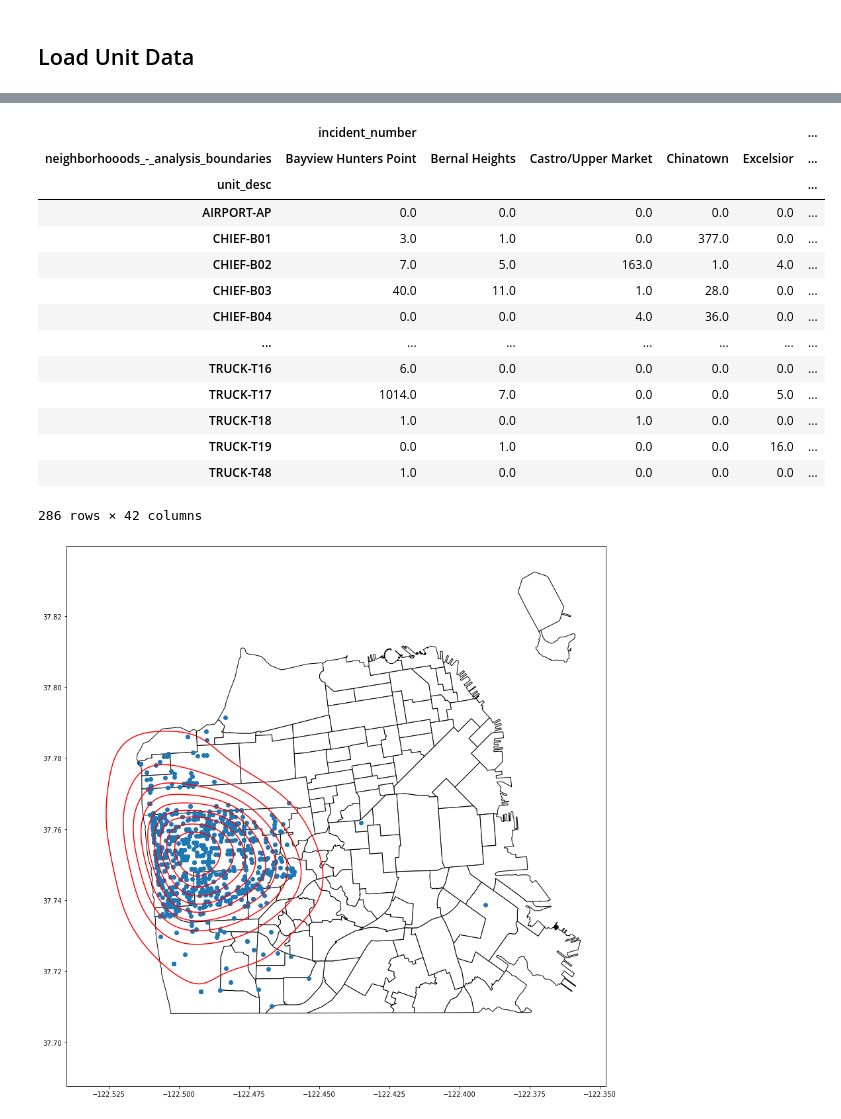
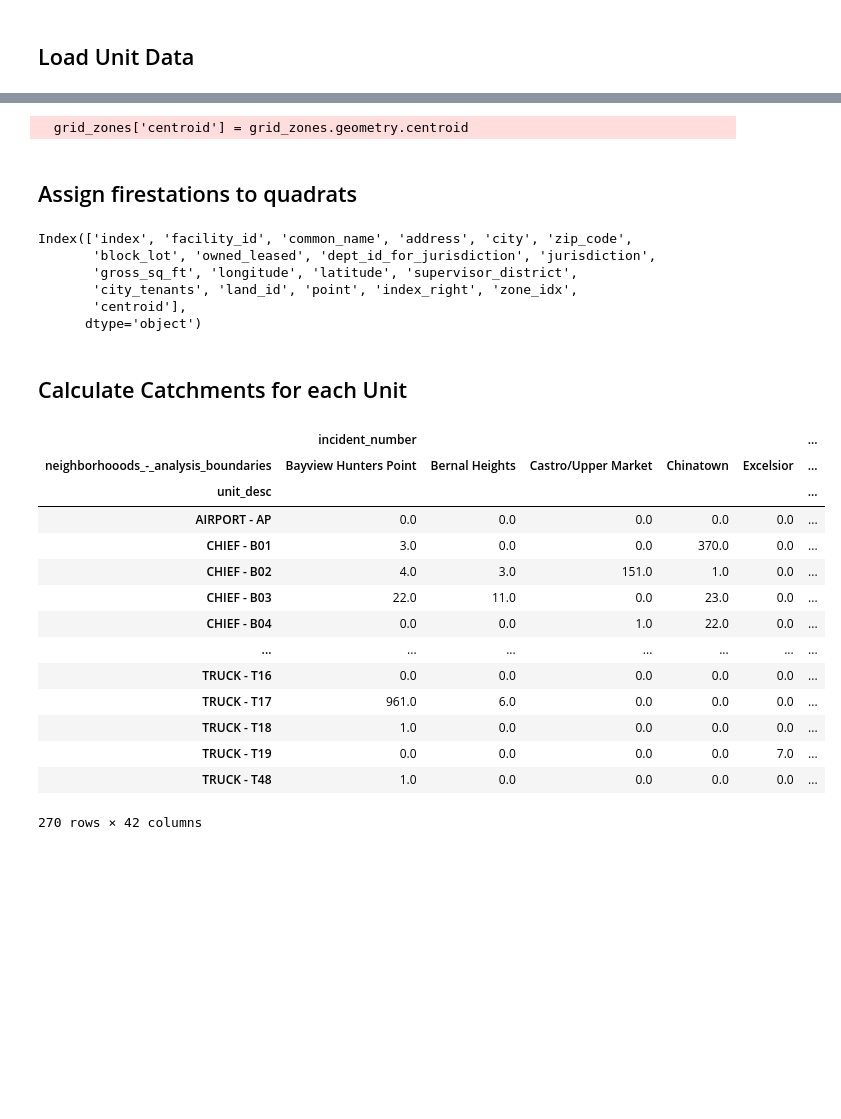
Before and after one commit to mjgood4/firstrespondersites, a Jupyter notebook: research/eda/manderson334/notebooks/Unit Responses.ipynb, the cells around one changed output, grey strips where cells are left out. Saved outputs shown, nothing was run; the diff lists cells and outputs as text; code cells hidden in the pictures; blank space fills up the shorter version.

```diff
--- a/research/eda/manderson334/notebooks/Unit Responses.ipynb
+++ b/research/eda/manderson334/notebooks/Unit Responses.ipynb
@@ -10,9 +10,10 @@ import sqlite3
 ## Load Unit Data
 # %%
 data_dir_prefix = '../../../../data/'
+database_path = data_dir_prefix + 'fire_data_v2.db'
 # %%
 # query the unit response data for 2019
-with sqlite3.connect(data_dir_prefix+'fire_data_v1.db') as db_conn:
+with sqlite3.connect(database_path) as db_conn:
     q = """
     SELECT
         call_number, incident_number, call_type, call_type_group,
@@ -20,10 +21,14 @@ with sqlite3.connect(data_dir_prefix+'fire_data_v1.db') as db_conn:
         call_date, received_dttm, dispatch_dttm, on_scene_dttm,
         `neighborhooods_-_analysis_boundaries`, case_location
     FROM calls_for_service
-    WHERE cast(strftime('%Y', received_dttm) as int) = 2019"""
+    WHERE cast(strftime('%Y', received_dttm) as int) = 2019
+        AND unit_sequence_in_call_dispatch <= 5"""
     unit_response_data_raw = pd.read_sql_query(q, db_conn)
+    fire_station_data_raw = pd.read_sql_query("select * from fire_stations", db_conn)
 
-unit_response_data_raw.dtypes
+print(unit_response_data_raw.dtypes)
+
+print(fire_station_data_raw.dtypes)
 # %% [output]
 call_number                              int64
 incident_number                          int64
@@ -82,2 +107,0 @@ _ = sf_neighborhoods.geometry.plot()
-# %%
-unit_response_data['unit_desc'] = unit_response_data['unit_type'] + '-' + unit_response_data['unit_id ']
@@ -84,34 +157,46 @@ unit_response_data['unit_desc'] = unit_response_data['unit_type'] + '-' + unit_r
+# %%
+grid_zones['centroid'] = grid_zones.geometry.centroid
+grid_zones.to_csv(data_dir_prefix + "/raw/zone_grid.csv")
+# %% [output]
+  grid_zones['centroid'] = grid_zones.geometry.centroid
+# %% [markdown]
+## Assign firestations to quadrats
+# %%
+facility_zones.columns
+# %% [output]
+Index(['index', 'facility_id', 'common_name', 'address', 'city', 'zip_code',
+       'block_lot', 'owned_leased', 'dept_id_for_jurisdiction', 'jurisdiction',
+       'gross_sq_ft', 'longitude', 'latitude', 'supervisor_district',
+       'city_tenants', 'land_id', 'point', 'index_right', 'zone_idx',
+       'centroid'],
+      dtype='object')
+# %% [markdown]
+## Calculate Catchments for each Unit
 # %%
 # see if unit responses typically fit into a handful of neighborhoods
-unit_response_data.groupby(['unit_desc', 'neighborhooods_-_analysis_boundaries'])\
+pd.set_option('display.max_rows', 30)
+
+unit_response_data['unit_desc'] = unit_response_data.unit_type + ' - ' + unit_response_data.unit_id
+unit_response_summary = unit_response_data.groupby(['unit_desc', 'neighborhooods_-_analysis_boundaries'])\
     .agg({'incident_number':'count'}).unstack(fill_value=0.0)
+
+unit_response_summary.to_csv(data_dir_prefix+'raw/unit_response_summary.csv')
+
+unit_response_summary
 # %% [output]
 |  | incident_number |  |  |  |  | ... |
 | neighborhooods_-_analysis_boundaries | Bayview Hunters Point | Bernal Heights | Castro/Upper Market | Chinatown | Excelsior | ... |
 | unit_desc |  |  |  |  |  | ... |
-| AIRPORT-AP | 0.0 | 0.0 | 0.0 | 0.0 | 0.0 | ... |
-| CHIEF-B01 | 3.0 | 1.0 | 0.0 | 377.0 | 0.0 | ... |
-| CHIEF-B02 | 7.0 | 5.0 | 163.0 | 1.0 | 4.0 | ... |
-| CHIEF-B03 | 40.0 | 11.0 | 1.0 | 28.0 | 0.0 | ... |
-| CHIEF-B04 | 0.0 | 0.0 | 4.0 | 36.0 | 0.0 | ... |
+| AIRPORT - AP | 0.0 | 0.0 | 0.0 | 0.0 | 0.0 | ... |
+| CHIEF - B01 | 3.0 | 0.0 | 0.0 | 370.0 | 0.0 | ... |
+| CHIEF - B02 | 4.0 | 3.0 | 151.0 | 1.0 | 0.0 | ... |
+| CHIEF - B03 | 22.0 | 11.0 | 0.0 | 23.0 | 0.0 | ... |
+| CHIEF - B04 | 0.0 | 0.0 | 1.0 | 22.0 | 0.0 | ... |
 | ... | ... | ... | ... | ... | ... | ... |
-| TRUCK-T16 | 6.0 | 0.0 | 0.0 | 0.0 | 0.0 | ... |
-| TRUCK-T17 | 1014.0 | 7.0 | 0.0 | 0.0 | 5.0 | ... |
-| TRUCK-T18 | 1.0 | 0.0 | 1.0 | 0.0 | 0.0 | ... |
-| TRUCK-T19 | 0.0 | 1.0 | 0.0 | 0.0 | 16.0 | ... |
-| TRUCK-T48 | 1.0 | 0.0 | 0.0 | 0.0 | 0.0 | ... |
+| TRUCK - T16 | 0.0 | 0.0 | 0.0 | 0.0 | 0.0 | ... |
+| TRUCK - T17 | 961.0 | 6.0 | 0.0 | 0.0 | 0.0 | ... |
+| TRUCK - T18 | 1.0 | 0.0 | 0.0 | 0.0 | 0.0 | ... |
+| TRUCK - T19 | 0.0 | 0.0 | 0.0 | 0.0 | 7.0 | ... |
+| TRUCK - T48 | 1.0 | 0.0 | 0.0 | 0.0 | 0.0 | ... |
-286 rows × 42 columns
+270 rows × 42 columns
-# %%
-plt.rcParams["figure.figsize"]=15,15
-selected_unit = 'TRUCK-T18'
-selected_unit_data = unit_response_data.loc[unit_response_data['unit_desc'] == selected_unit]
-unit_X = np.concatenate([
-    selected_unit_data.geometry.x.to_numpy().reshape(-1, 1),
-    selected_unit_data.geometry.y.to_numpy().reshape(-1, 1)], axis=1)
-
-base_plot = sf_neighborhoods.plot(color='white', edgecolor='black')
-_ = selected_unit_data.plot(ax=base_plot)
-_ = sbn.kdeplot(x=unit_X[:,0], y=unit_X[:,1], ax=base_plot, colors="red", bw_adjust=2.0)
-# %% [output]
-[figure, removed]
 # %%
```
Also changed, not shown: parts of 13 cells of this notebook, 3 other files.
